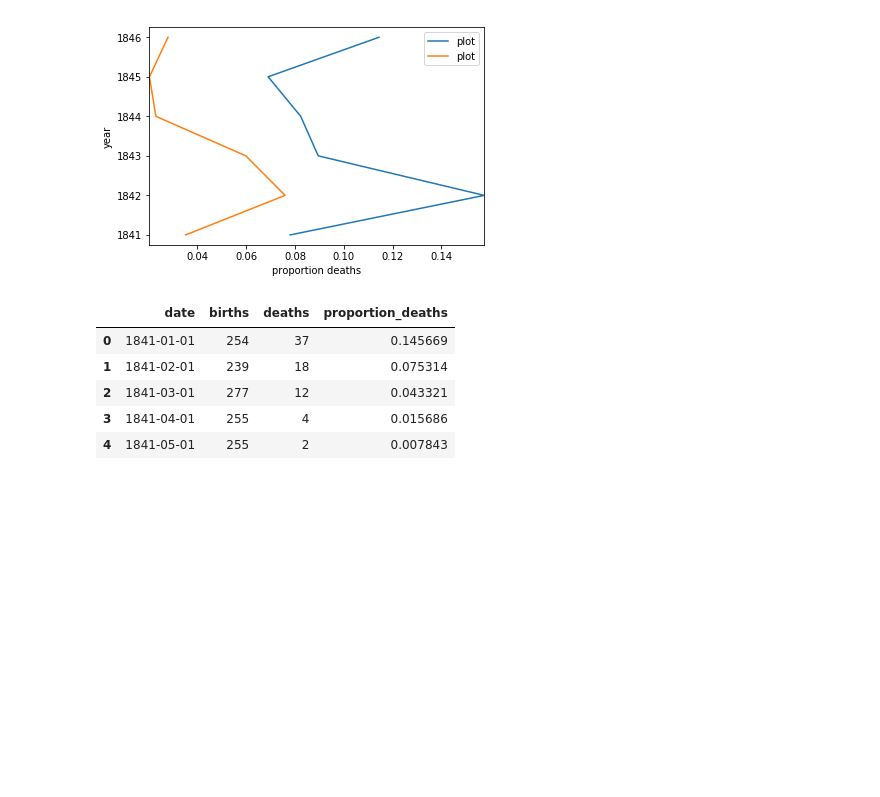
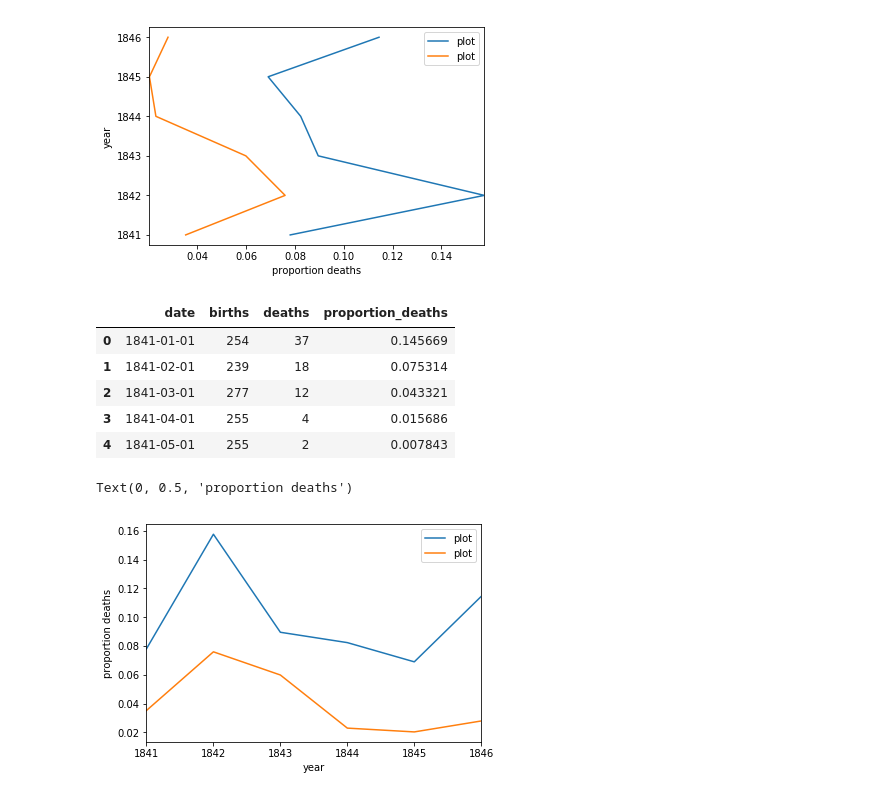
Before and after one commit to Bindu-08/Internship, a Jupyter notebook: Mini project 1/Task3and4.ipynb, the cells around one changed output. Drawn from its saved outputs; the diff is of its cells as text; code cells hidden in the pictures; blank space fills up the shorter version.

Commit message:
Update Task3and4.ipynb
commit

```diff
--- a/Mini project 1/Task3and4.ipynb
+++ b/Mini project 1/Task3and4.ipynb
@@ -39,3 +39,11 @@ monthly.head()
 | 2 | 1841-03-01 | 277 | 12 | 0.043321 |
 | 3 | 1841-04-01 | 255 | 4 | 0.015686 |
 | 4 | 1841-05-01 | 255 | 2 | 0.007843 |
+# %%
+#Task3
+ax = yearly1.plot(x="year", y="proportion_deaths",label="plot")
+yearly2.plot(x="year", y="proportion_deaths",label="plot", ax=ax)
+ax.set_ylabel("proportion deaths")
+# %% [output]
+Text(0, 0.5, 'proportion deaths')
+[figure, added]
```
